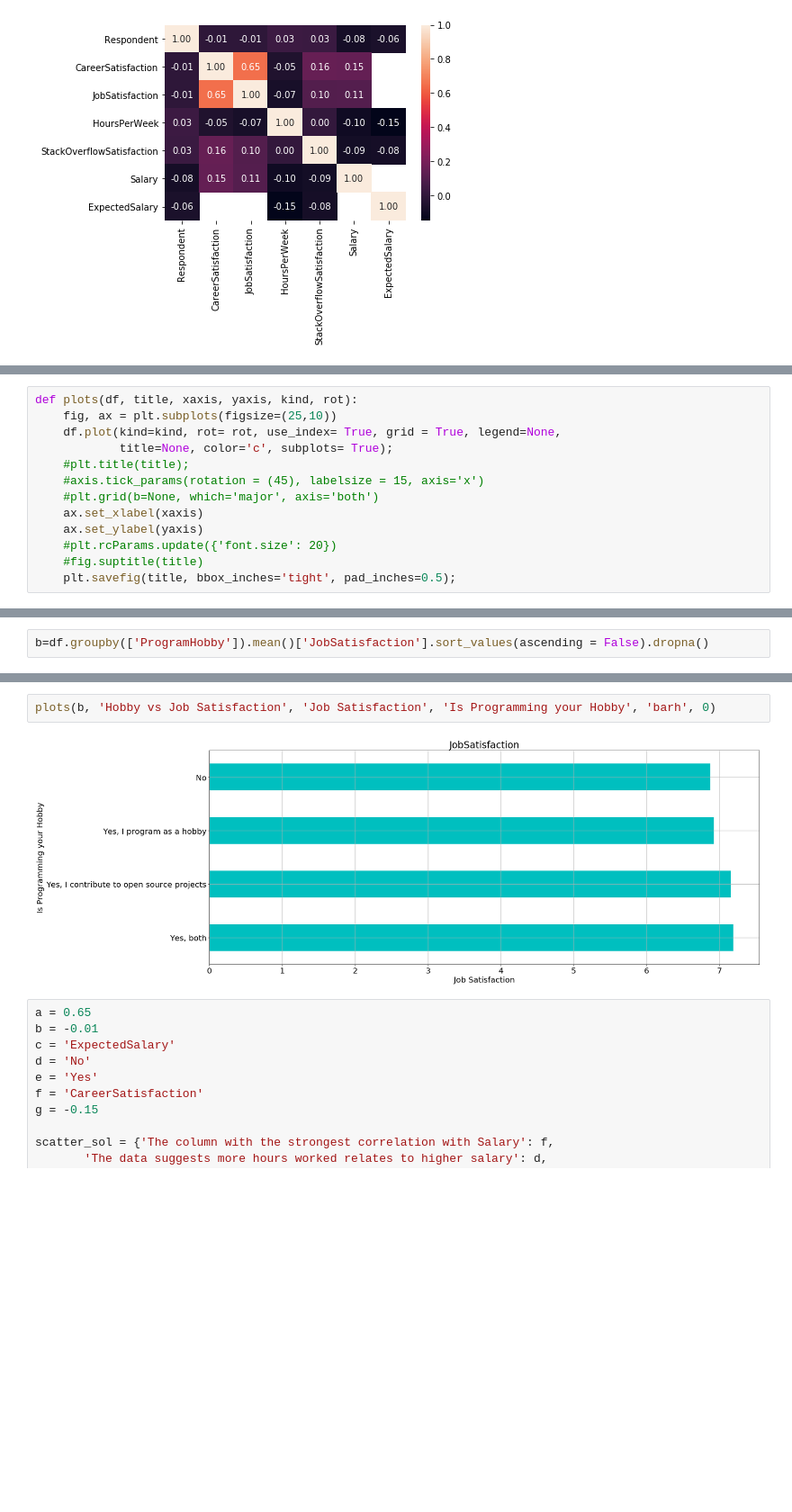
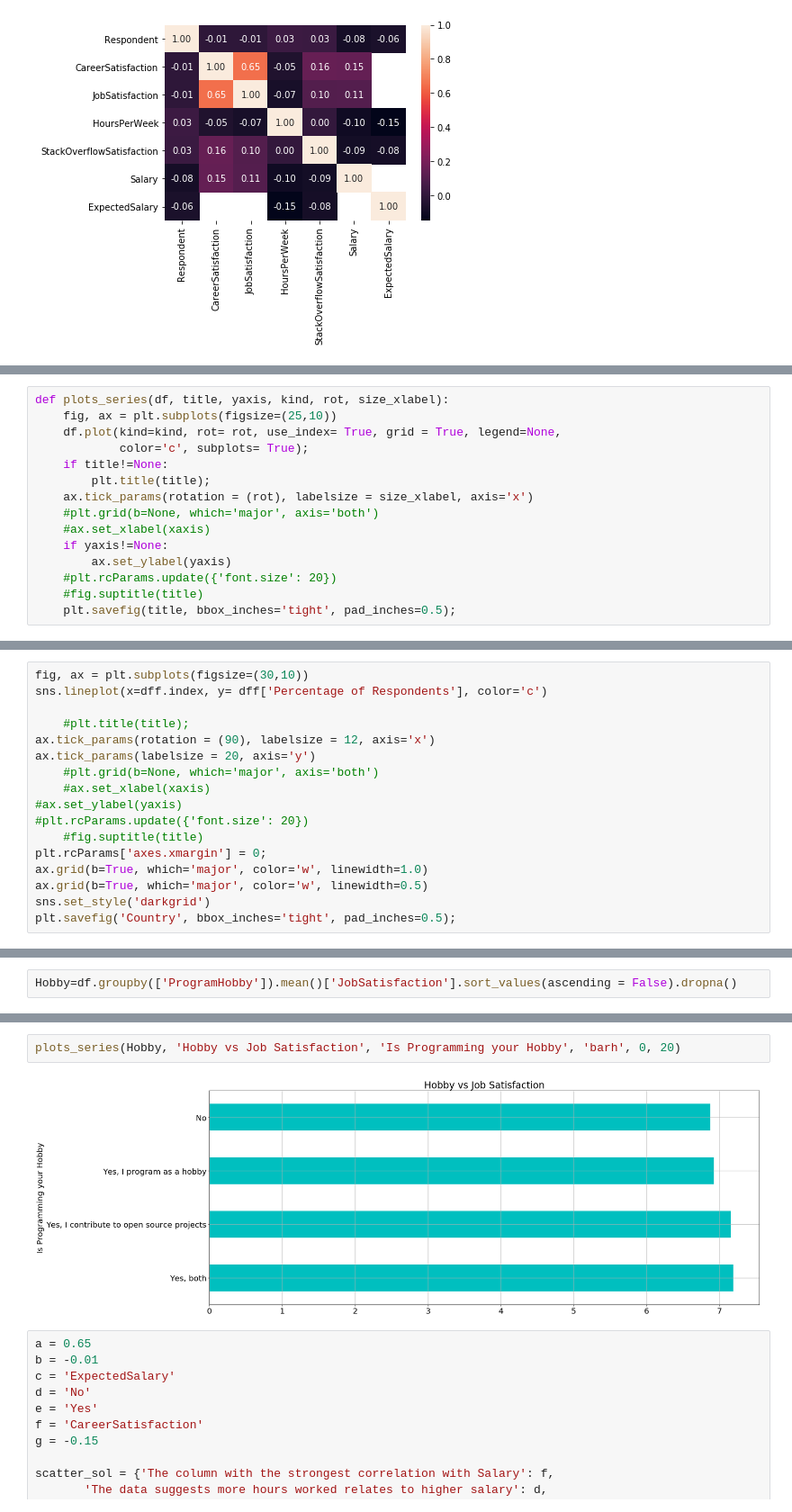
Before and after one commit to raahula/Stack-Overflow-data-2017_Survey, a Jupyter notebook: Analysis.ipynb, the cells around one changed output, grey strips where cells are left out. Shown at 90% size. Drawn from its saved outputs; the diff is of its cells as text; blank space fills up the shorter version.

```diff
--- a/Analysis.ipynb
+++ b/Analysis.ipynb
@@ -43,13 +92,15 @@ sns.heatmap(df.corr(), annot=True, fmt=".2f");
 # %%
-def plots(df, title, xaxis, yaxis, kind, rot):
+def plots_series(df, title, yaxis, kind, rot, size_xlabel):
     fig, ax = plt.subplots(figsize=(25,10))
     df.plot(kind=kind, rot= rot, use_index= True, grid = True, legend=None,
-            title=None, color='c', subplots= True);
-    #plt.title(title);
-    #axis.tick_params(rotation = (45), labelsize = 15, axis='x')
+            color='c', subplots= True);
+    if title!=None:
+        plt.title(title);
+    ax.tick_params(rotation = (rot), labelsize = size_xlabel, axis='x')
     #plt.grid(b=None, which='major', axis='both')
-    ax.set_xlabel(xaxis)
-    ax.set_ylabel(yaxis)
+    #ax.set_xlabel(xaxis)
+    if yaxis!=None:
+        ax.set_ylabel(yaxis)
     #plt.rcParams.update({'font.size': 20})
     #fig.suptitle(title)
     plt.savefig(title, bbox_inches='tight', pad_inches=0.5);
@@ -55,0 +118,17 @@ def plots(df, title, xaxis, yaxis, kind, rot):
+# %%
+fig, ax = plt.subplots(figsize=(30,10))
+sns.lineplot(x=dff.index, y= dff['Percentage of Respondents'], color='c')
+
+    #plt.title(title);
+ax.tick_params(rotation = (90), labelsize = 12, axis='x')
+ax.tick_params(labelsize = 20, axis='y')
+    #plt.grid(b=None, which='major', axis='both')
+    #ax.set_xlabel(xaxis)
+#ax.set_ylabel(yaxis)
+#plt.rcParams.update({'font.size': 20})
+    #fig.suptitle(title)
+plt.rcParams['axes.xmargin'] = 0;
+ax.grid(b=True, which='major', color='w', linewidth=1.0)
+ax.grid(b=True, which='major', color='w', linewidth=0.5)
+sns.set_style('darkgrid')
+plt.savefig('Country', bbox_inches='tight', pad_inches=0.5);
@@ -56,2 +173,2 @@ def plots(df, title, xaxis, yaxis, kind, rot):
 # %%
-b=df.groupby(['ProgramHobby']).mean()['JobSatisfaction'].sort_values(ascending = False).dropna()
+Hobby=df.groupby(['ProgramHobby']).mean()['JobSatisfaction'].sort_values(ascending = False).dropna()
@@ -68,7 +201,7 @@ c
 # %%
-plots(b, 'Hobby vs Job Satisfaction', 'Job Satisfaction', 'Is Programming your Hobby', 'barh', 0)
+plots_series(Hobby, 'Hobby vs Job Satisfaction', 'Is Programming your Hobby', 'barh', 0, 20)
 # %% [output]
-[figure, old version]
+[figure, new version]
 # %%
 a = 0.65
 b = -0.01
```
Also changed, not shown: parts of 31 cells of this notebook.
